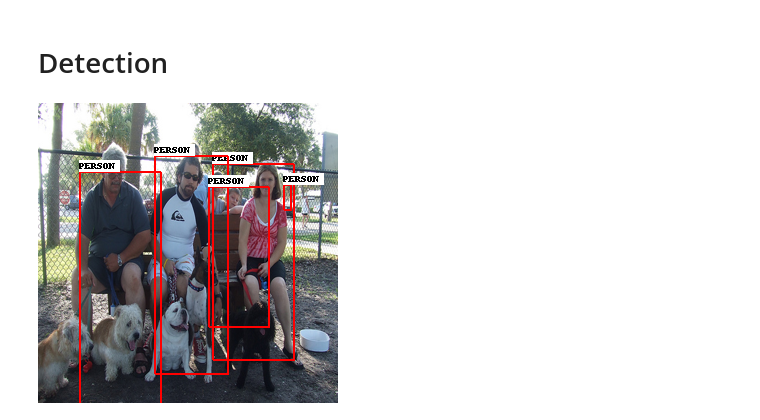
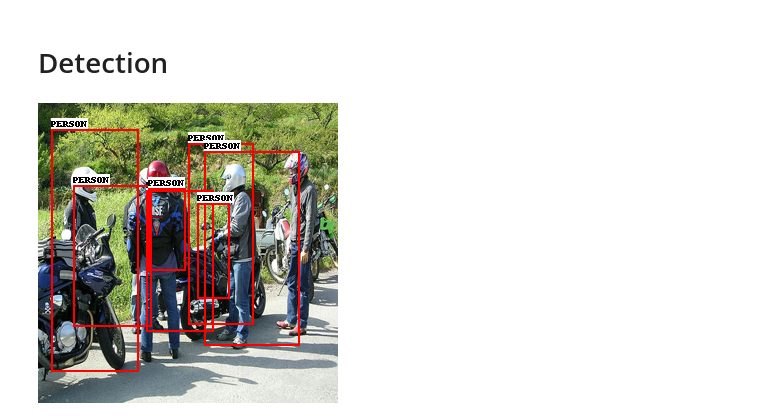
Before and after one commit to KennyUng/553SSD, a Jupyter notebook: SSD.ipynb, the cells around one changed output. Drawn from its saved outputs; the diff is of its cells as text; code cells hidden in the pictures.

```diff
--- a/SSD.ipynb
+++ b/SSD.ipynb
@@ -928,62 +928,54 @@ Epoch: [16][400/450]    Loss 4.2536 (4.1711)
 # %%
 rev_labels = {v: k for k, v in labels_map.items()}
 
-def detect(original_image, min_score, max_overlap_threshold, keep_cutoff, suppress=None):
+def detect_objects(original_image, min_score, max_overlap_threshold, keep_cutoff):
   # Transform image to tensor
   image = transform(original_image)
+  height = 300
+  width = 300
   # Move to default device
   image = image.to(device)
 
   # Forward prop
-  predicted_locs, predicted_scores = model(image.unsqueeze(0))
+  loc_preds, conf_preds = model(image.unsqueeze(0))
 
   # Detect objects in image
-  det_boxes, det_labels, det_scores = model.check_predictions(predicted_locs, predicted_scores,
+  detected_boxes, detected_labels = model.find_objects(loc_preds, conf_preds,
                                                               min_score=min_score, max_overlap_threshold=max_overlap_threshold,
                                                               keep_cutoff=keep_cutoff)
 
   # Move detections to CPU
-  det_boxes = det_boxes[0].to('cpu')
+  detected_boxes = detected_boxes[0].to('cpu')
 
   # Transform to original image dimensions
-  original_dims = torch.FloatTensor(
-      [original_image.width, original_image.height, original_image.width, original_image.height]).unsqueeze(0)
-  det_boxes = det_boxes * original_dims
+  original_dims = torch.FloatTensor([width, height, width, height]).unsqueeze(0)
+  detected_boxes = detected_boxes * original_dims
 
   # Decode class labels
-  det_labels = [rev_labels[i] for i in det_labels[0].to('cpu').tolist()]
+  detected_labels = [rev_labels[i] for i in detected_labels[0].to('cpu').tolist()]
 
   # if no object is detected return original image
-  if det_labels == ['background']:
+  if detected_labels == ['BACKGROUND']:
     return original_image
 
   annotated_image = original_image
   draw = ImageDraw.Draw(annotated_image)
   font = ImageFont.load_default()
 
-  # suppress classes
-  for i in range(det_boxes.size(0)):
-    if suppress is not None:
-      if det_labels[i] in suppress:
-        continue
-
+  for i in range(detected_boxes.size(0)):
     # Draw bounding boxes on image
-    box_location = det_boxes[i].tolist()
-    draw.rectangle(xy=box_location, outline=('#ff0000'))
-    draw.rectangle(xy=[l + 1. for l in box_location], outline=('#ff0000'))
+    box_location = detected_boxes[i].tolist()
+    draw.rectangle(xy=box_location, outline=('#ff0000'), width=2)
     # Label bounding boxes
-    text_size = font.getsize(det_labels[i].upper())
-    text_location = [box_location[0], box_location[1] - text_size[1], box_location[0] + text_size[0] + 4, box_location[1]]
+    text_size = font.getsize(detected_labels[i])
+    text_location = [box_location[0], box_location[1] - text_size[1], box_location[0] + text_size[0], box_location[1]-1]
     draw.rectangle(xy=text_location, fill='#FFFFFF')
-    draw.text(xy=text_location[:2], text=det_labels[i].upper(), fill='black', font=font)
+    draw.text(xy=text_location[:2], text=detected_labels[i], fill='black', font=font)
   del draw
 
   return annotated_image
 # %%
-# print(val_dataset[5][0])
-original_image = transforms.ToPILImage()(test_dataset[63][0])
-# print(test_dataset[125])
-# original_image
-detect(original_image, min_score=0.2, max_overlap_threshold=0.5, keep_cutoff=200)
+original_image = transforms.ToPILImage()(test_dataset[5][0])
+detect_objects(original_image, min_score=0.2, max_overlap_threshold=0.5, keep_cutoff=200)
 # %% [output]
-[figure, old version]
+[figure, new version]
```
Also changed, not shown: parts of 12 cells of this notebook.
